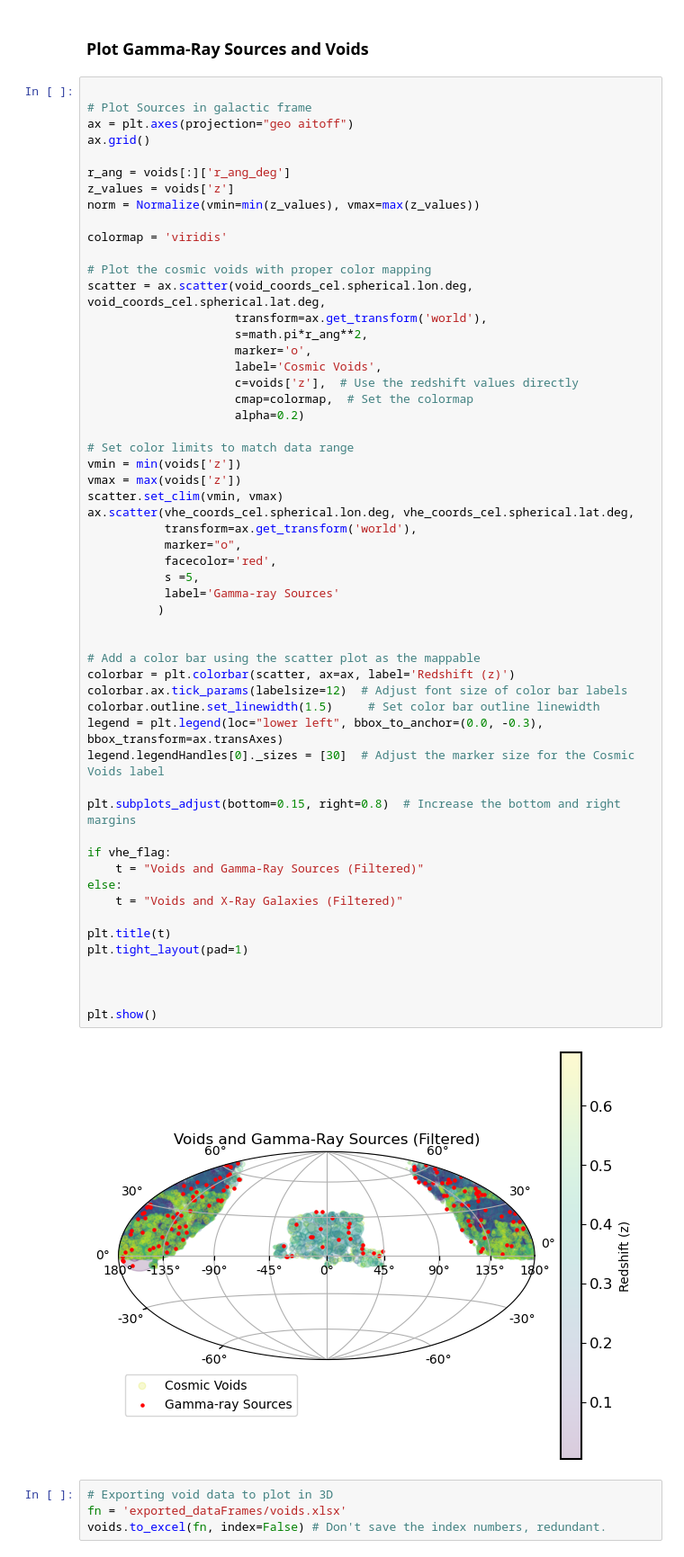
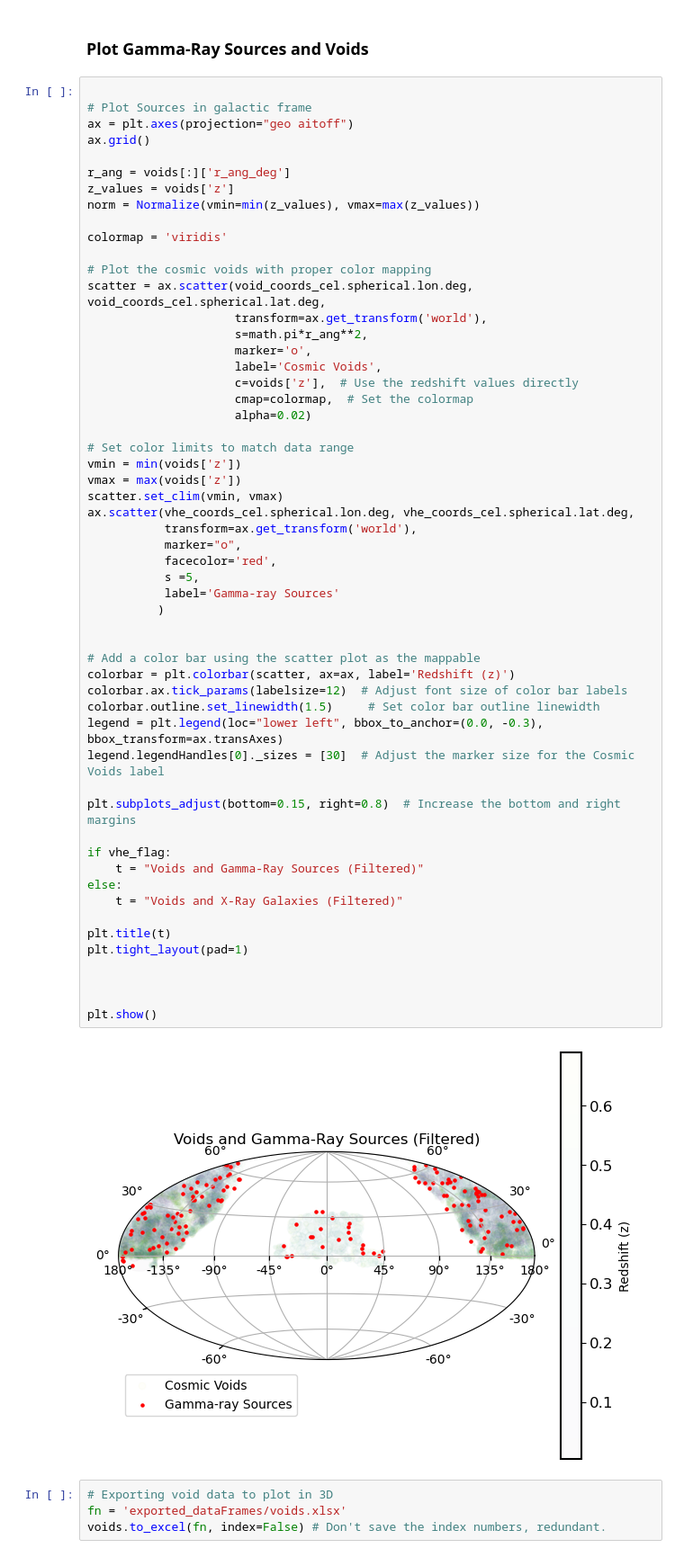
Before and after one commit to Cranberry-Juice/GRS-V, a Jupyter notebook: analysis.ipynb, the cells around one changed output. Shown at 90% size. Saved outputs shown, nothing was run; the diff lists cells and outputs as text.

```diff
--- a/analysis.ipynb
+++ b/analysis.ipynb
@@ -729,7 +730,7 @@ scatter = ax.scatter(void_coords_cel.spherical.lon.deg, void_coords_cel.spherica
                      label='Cosmic Voids',
                      c=voids['z'],  # Use the redshift values directly
                      cmap=colormap,  # Set the colormap
-                     alpha=0.2)
+                     alpha=0.02)
 
 # Set color limits to match data range
 vmin = min(voids['z'])
@@ -738,34 +739,34 @@ scatter.set_clim(vmin, vmax)
 ax.scatter(vhe_coords_cel.spherical.lon.deg, vhe_coords_cel.spherical.lat.deg,
            transform=ax.get_transform('world'),
            marker="o",
            facecolor='red',
            s =5,
            label='Gamma-ray Sources'
           )
 
 
 # Add a color bar using the scatter plot as the mappable
 colorbar = plt.colorbar(scatter, ax=ax, label='Redshift (z)')
 colorbar.ax.tick_params(labelsize=12)  # Adjust font size of color bar labels
 colorbar.outline.set_linewidth(1.5)     # Set color bar outline linewidth
 legend = plt.legend(loc="lower left", bbox_to_anchor=(0.0, -0.3), bbox_transform=ax.transAxes)
 legend.legendHandles[0]._sizes = [30]  # Adjust the marker size for the Cosmic Voids label
 
 plt.subplots_adjust(bottom=0.15, right=0.8)  # Increase the bottom and right margins
 
 if vhe_flag:
     t = "Voids and Gamma-Ray Sources (Filtered)"
 else:
     t = "Voids and X-Ray Galaxies (Filtered)"
 
 plt.title(t)
 plt.tight_layout(pad=1)
 
 
 
 plt.show()
 # %% [output]
-[figure, old version]
+[figure, new version]
 # %%
 # Exporting void data to plot in 3D
 fn = 'exported_dataFrames/voids.xlsx'
```
Also changed, not shown: parts of 4 cells of this notebook, 3 other files.
